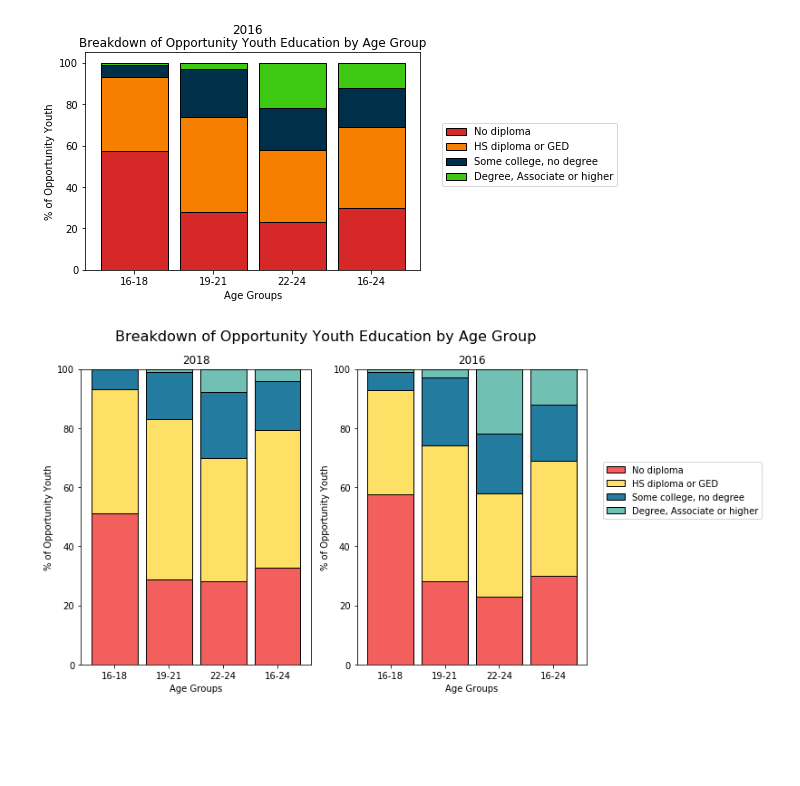
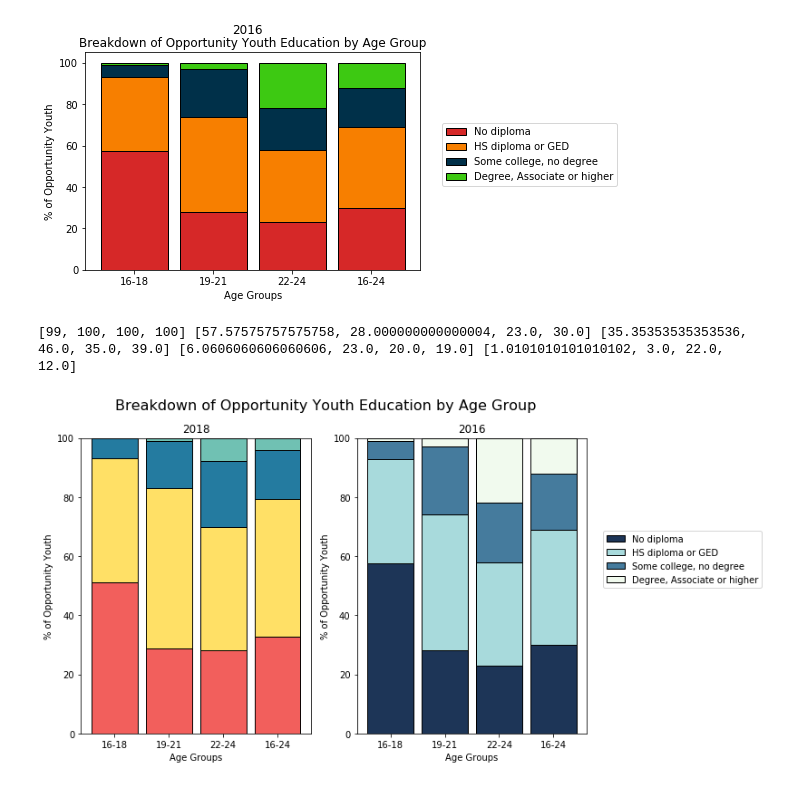
Before and after one commit to chum46/mod-1-project-chicago-seattle-ds-051120, a Jupyter notebook: notebooks/exploratory/02_cm_download_and_explore_data.ipynb, the cells around one changed output. Cells and saved outputs as stored; diff of their text form; code cells hidden in the pictures; blank space fills up the shorter version.

```diff
--- a/notebooks/exploratory/02_cm_download_and_explore_data.ipynb
+++ b/notebooks/exploratory/02_cm_download_and_explore_data.ipynb
@@ -744,9 +732,9 @@ import matplotlib.pyplot as plt
 from matplotlib import rc
 %matplotlib inline
 # %%
-oy_array_old = np.array([6,17,18,13])
-oy_array = np.array(oy_percent)
-age_grps = np.array(['16-18','19-21','22-24','16-24'])
+oy_array_old = np.array([1,3,22])
+oy_array = np.array(oydeg_percent[:3])
+age_grps = np.array(['16-18','19-21','22-24'])
 # %%
 f, (ax1, ax2, ax3) = plt.subplots(3, 1, figsize=(7, 5), sharex=True)
 sns.barplot(x=age_grps, y=oy_array, palette="rocket", ax=ax1)
@@ -887,35 +880,38 @@ raw_data2 = {'greenBars': [57,28,23,30], 'orangeBars': [35,46,35,39],'blueBars':
 df2 = pd.DataFrame(raw_data2)
 
 # From raw value to percentage
 totals2 = [i+j+k+l for i,j,k,l in zip(df2['greenBars'], df2['orangeBars'], df2['blueBars'], df2['redBars'])]
 greenBars2 = [i / j * 100 for i,j in zip(df2['greenBars'], totals2)]
 orangeBars2 = [i / j * 100 for i,j in zip(df2['orangeBars'], totals2)]
 blueBars2 = [i / j * 100 for i,j in zip(df2['blueBars'], totals2)]
 redBars2 = [i / j * 100 for i,j in zip(df2['redBars'], totals2)]
 
+print(totals2, greenBars2, orangeBars2, blueBars2, redBars2)
+
 # plot
 barWidth = 0.85
 names = list(age_grps)
 # Create green Bars
-ax2.bar(r, greenBars2, color='#F25F5C', edgecolor='black', width=barWidth)
+ax2.bar(r, greenBars2, color='#1D3557', edgecolor='black', width=barWidth)
 # Create orange Bars
-ax2.bar(r, orangeBars2, bottom=greenBars2, color='#FFE066', edgecolor='black', width=barWidth)
+ax2.bar(r, orangeBars2, bottom=greenBars2, color='#A8DADC', edgecolor='black', width=barWidth)
 # Create blue Bars
-ax2.bar(r, blueBars2, bottom=[i+j for i,j in zip(greenBars2, orangeBars2)], color='#247BA0', edgecolor='black', width=barWidth)
+ax2.bar(r, blueBars2, bottom=[i+j for i,j in zip(greenBars2, orangeBars2)], color='#457B9D', edgecolor='black', width=barWidth)
 # Create red Bars
-ax2.bar(r, redBars2, bottom=[i+j+k for i,j,k in zip(greenBars2, orangeBars2, blueBars2)], color='#70C1B3', edgecolor='black', width=barWidth)
+ax2.bar(r, redBars2, bottom=[i+j+k for i,j,k in zip(greenBars2, orangeBars2, blueBars2)], color='#F1FAEE', edgecolor='black', width=barWidth)
 
 # Custom x axis
 ax2.set_xticks(r)
 ax2.set_xticklabels(names)
 ax2.set_xlabel("Age Groups")
 ax2.set_ylabel("% of Opportunity Youth")
 ax2.set_ylim(0,100)
 ax2.legend(leg_labels, bbox_to_anchor=(1.05, 0.5, 0.3, 0.2), loc=2)
 ax2.set_title('2016')
 # ax.set_suptitle('2018')
 
 # Show graphic
 plt.show()
 # %% [output]
+[99, 100, 100, 100] [57.57575757575758, 28.000000000000004, 23.0, 30.0] [35.35353535353536, 46.0, 35.0, 39.0] [6.0606060606060606, 23.0, 20.0, 19.0] [1.0101010101010102, 3.0, 22.0, 12.0]
-[figure, old version]
+[figure, new version]
```
Also changed, not shown: parts of 28 cells of this notebook, 2 other files.
